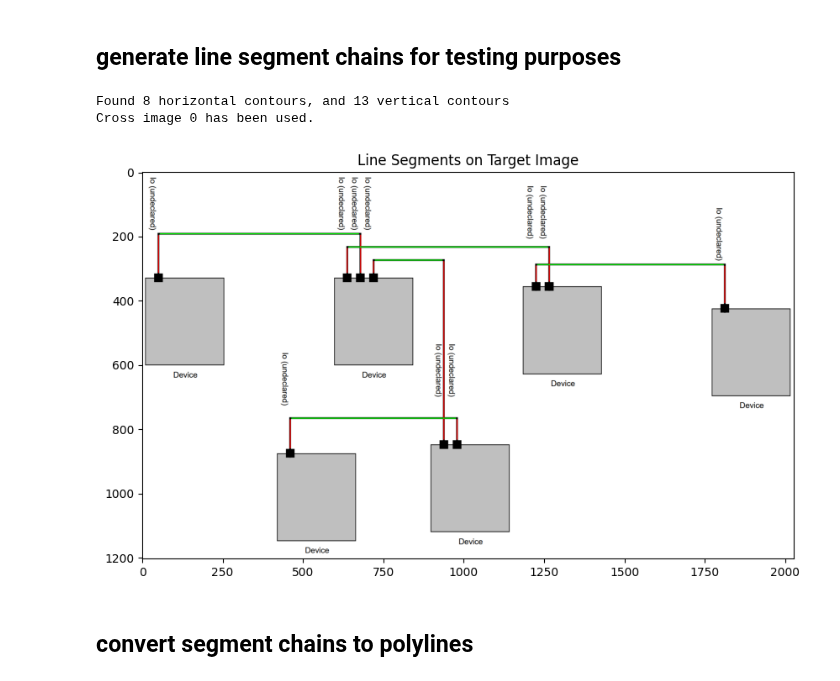
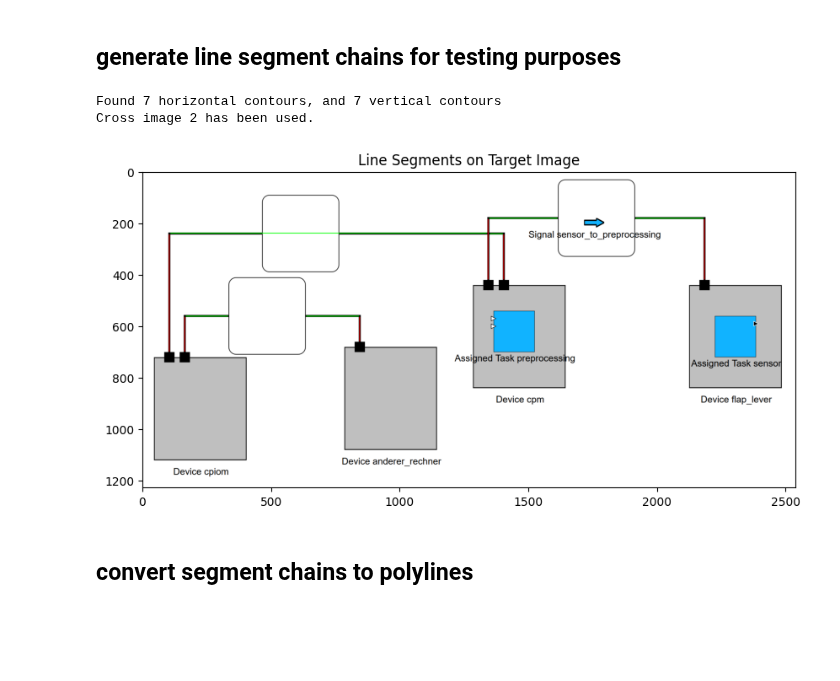
Before and after one commit to franzbanz/computervision, a Jupyter notebook: generaltesting_devices.ipynb, the cells around one changed output. Saved outputs shown, nothing was run; the diff lists cells and outputs as text; code cells hidden in the pictures; blank space fills up the shorter version.

```diff
--- a/generaltesting_devices.ipynb
+++ b/generaltesting_devices.ipynb
@@ -7,7 +7,7 @@ from matplotlib import pyplot as plt
 import plotly.graph_objects as go
 import random as random
 
-target_image_path = 'images/deviceeditor.png'
+target_image_path = 'images/allocations.png'
 target_img = cv2.imread(target_image_path)
 # Convert to grayscale
 target_gray = cv2.cvtColor(target_img, cv2.COLOR_BGR2GRAY)
@@ -194,36 +194,36 @@ def connect_lines_at_crossings(crossings, line_segments_ver_sorted, line_segment
         for line in closest_ver:
             line_segments_ver_sorted.remove(line)
         for line in closest_hor:
             line_segments_hor_sorted.remove(line)
 
         new_ver_line = ((crossing[0], merged_ver[0]), (crossing[0], merged_ver[1]))
         new_hor_line = ((merged_hor[0], crossing[1]), (merged_hor[1], crossing[1]))
 
         line_segments_ver_sorted.append(new_ver_line)
         line_segments_hor_sorted.append(new_hor_line)
 
         merged_lines.append((new_ver_line, new_hor_line))
 
     return line_segments_ver_sorted, line_segments_hor_sorted, merged_lines
 
 line_segments_ver_sorted, line_segments_hor_sorted, merged_lines = connect_lines_at_crossings(intersections, line_segments_ver_sorted, line_segments_hor_sorted, tolerance=5)
 
 # Draw the line segments onto the target image
 for line in line_segments_ver_sorted:
     cv2.line(target_img, line[0], line[1], (0, 0, 255), 2)  # Red for vertical lines
 
 for line in line_segments_hor_sorted:
     cv2.line(target_img, line[0], line[1], (0, 255, 0), 2)  # Green for horizontal lines
 
 # Display the result
 plt.figure(figsize=(10, 10))
 plt.imshow(cv2.cvtColor(target_img, cv2.COLOR_BGR2RGB))
 plt.title('Line Segments on Target Image')
 plt.show()
 # %% [output]
-Found 8 horizontal contours, and 13 vertical contours
-Cross image 0 has been used.
+Found 7 horizontal contours, and 7 vertical contours
+Cross image 2 has been used.
-[figure, old version]
+[figure, new version]
 # %% [markdown]
 ## convert segment chains to polylines
 # %%
```
Also changed, not shown: parts of 4 cells of this notebook, 7 other files.
